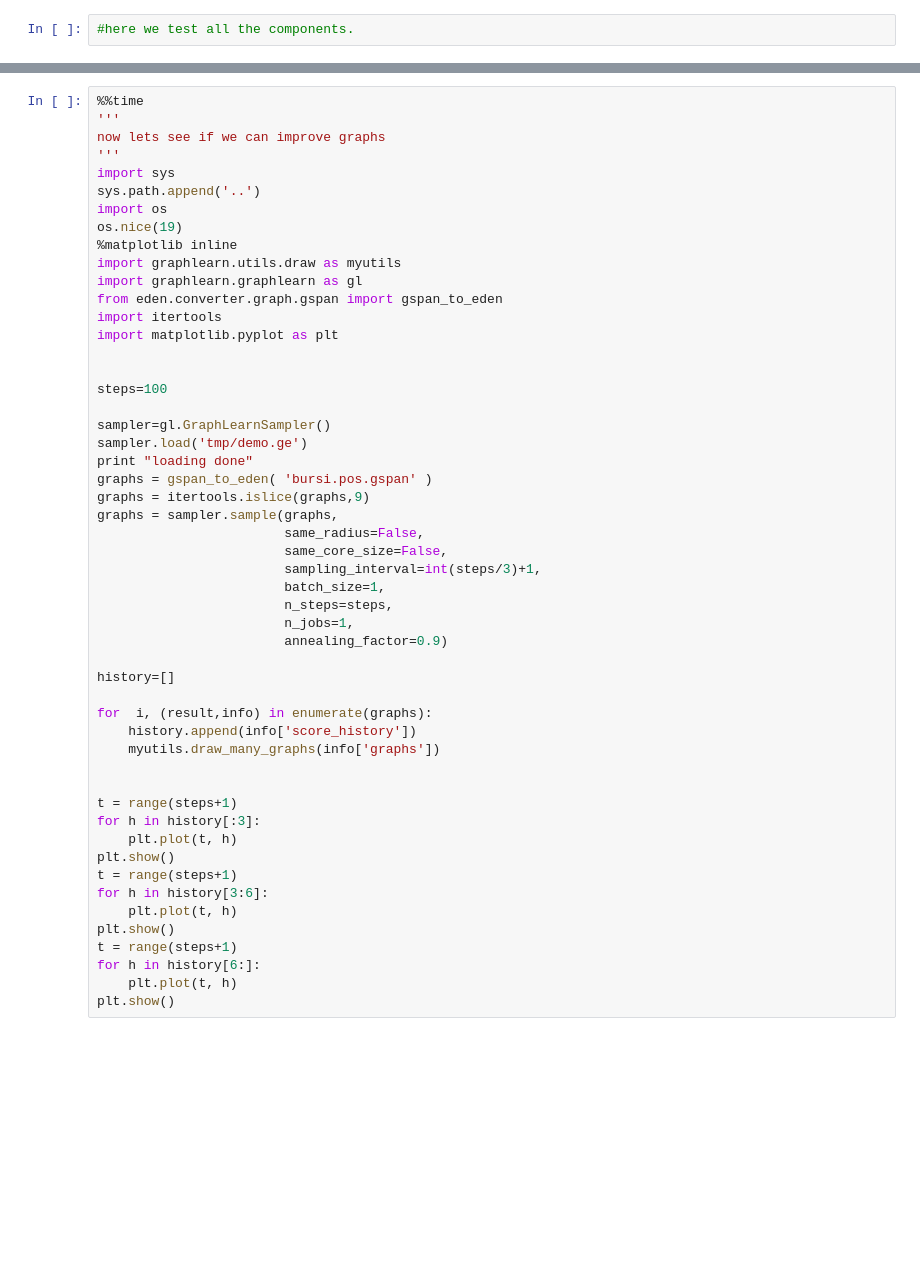
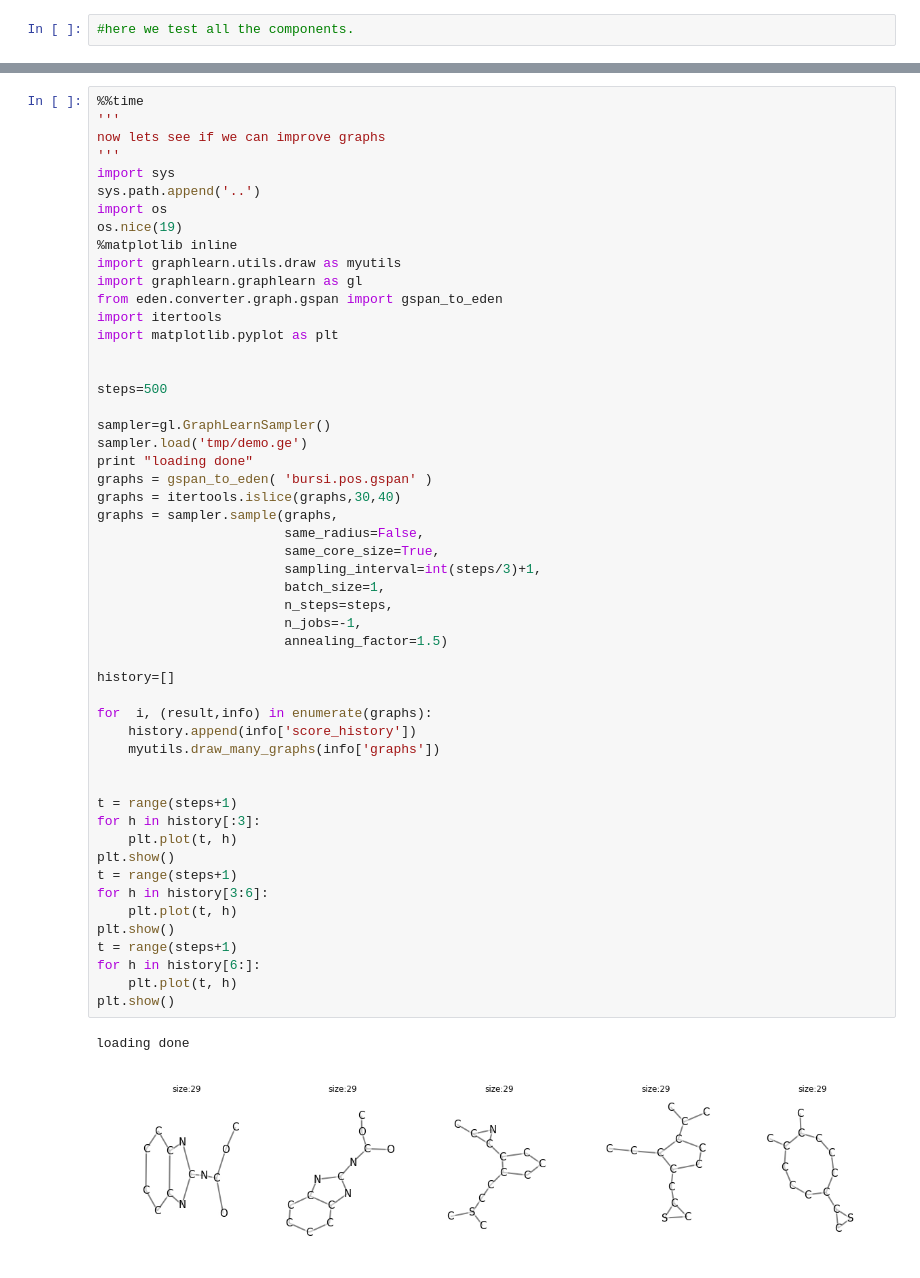
Before and after one commit to fabriziocosta/GraphLearn, a Jupyter notebook: example/Example.ipynb, the cells around one changed output, grey strips where cells are left out. Cells and saved outputs as stored; diff of their text form; blank space fills up the shorter version.

```diff
--- a/example/Example.ipynb
+++ b/example/Example.ipynb
@@ -101,38 +124,41 @@ import itertools
 import matplotlib.pyplot as plt
 
 
-steps=100
+steps=500
 
 sampler=gl.GraphLearnSampler()
 sampler.load('tmp/demo.ge')
 print "loading done"
 graphs = gspan_to_eden( 'bursi.pos.gspan' )
-graphs = itertools.islice(graphs,9)
+graphs = itertools.islice(graphs,30,40)
 graphs = sampler.sample(graphs,
                         same_radius=False,
-                        same_core_size=False,
+                        same_core_size=True,
                         sampling_interval=int(steps/3)+1,
                         batch_size=1,
                         n_steps=steps,
-                        n_jobs=1,
-                        annealing_factor=0.9)
+                        n_jobs=-1,
+                        annealing_factor=1.5)
 
 history=[]
 
 for  i, (result,info) in enumerate(graphs):
     history.append(info['score_history'])
     myutils.draw_many_graphs(info['graphs'])
 
 
 t = range(steps+1)
 for h in history[:3]:
     plt.plot(t, h)
 plt.show()
 t = range(steps+1)
 for h in history[3:6]:
     plt.plot(t, h)
 plt.show()
 t = range(steps+1)
 for h in history[6:]:
     plt.plot(t, h)
 plt.show()
+# %% [output]
+loading done
+[figure, added]
```
Also changed, not shown: parts of 15 cells of this notebook, 4 other files.
